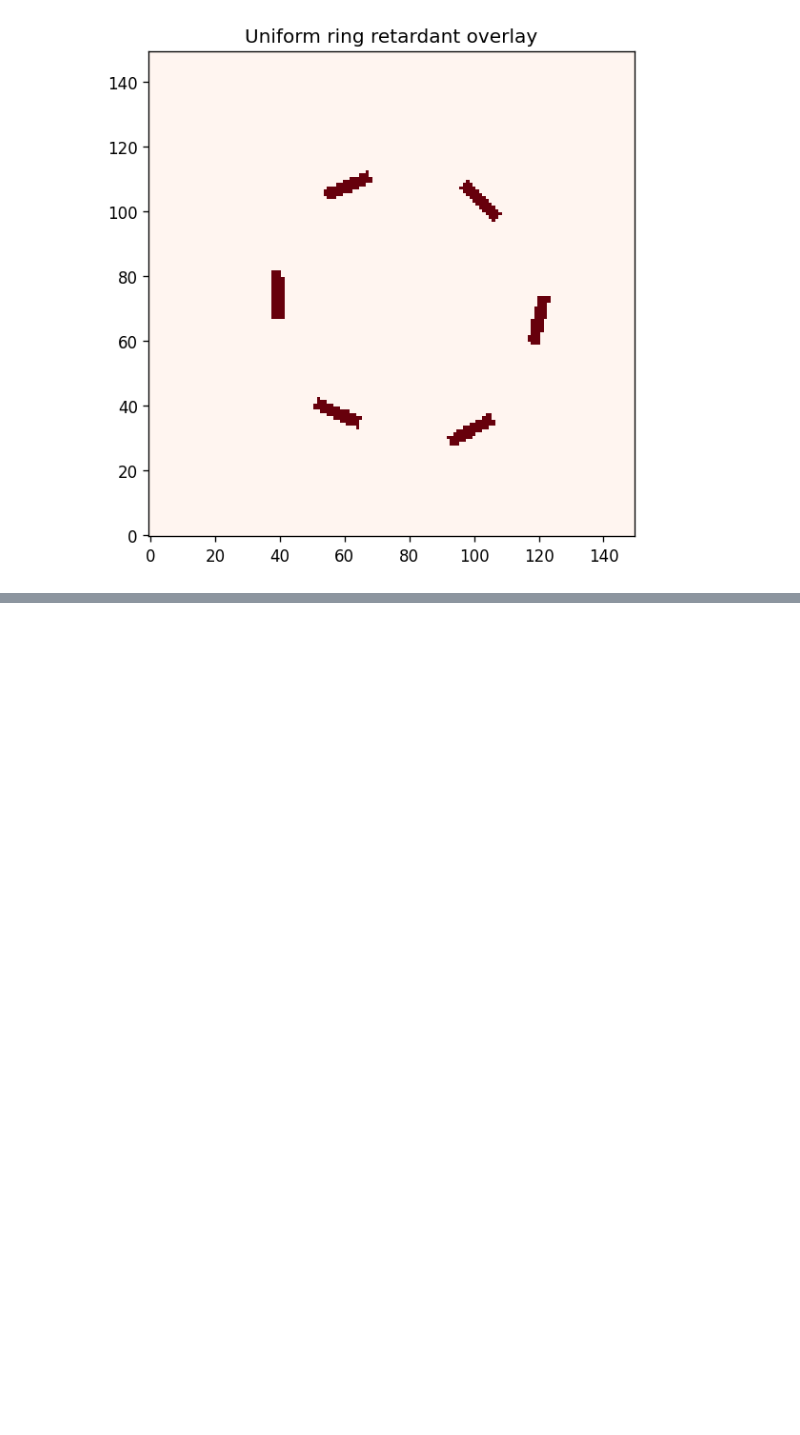
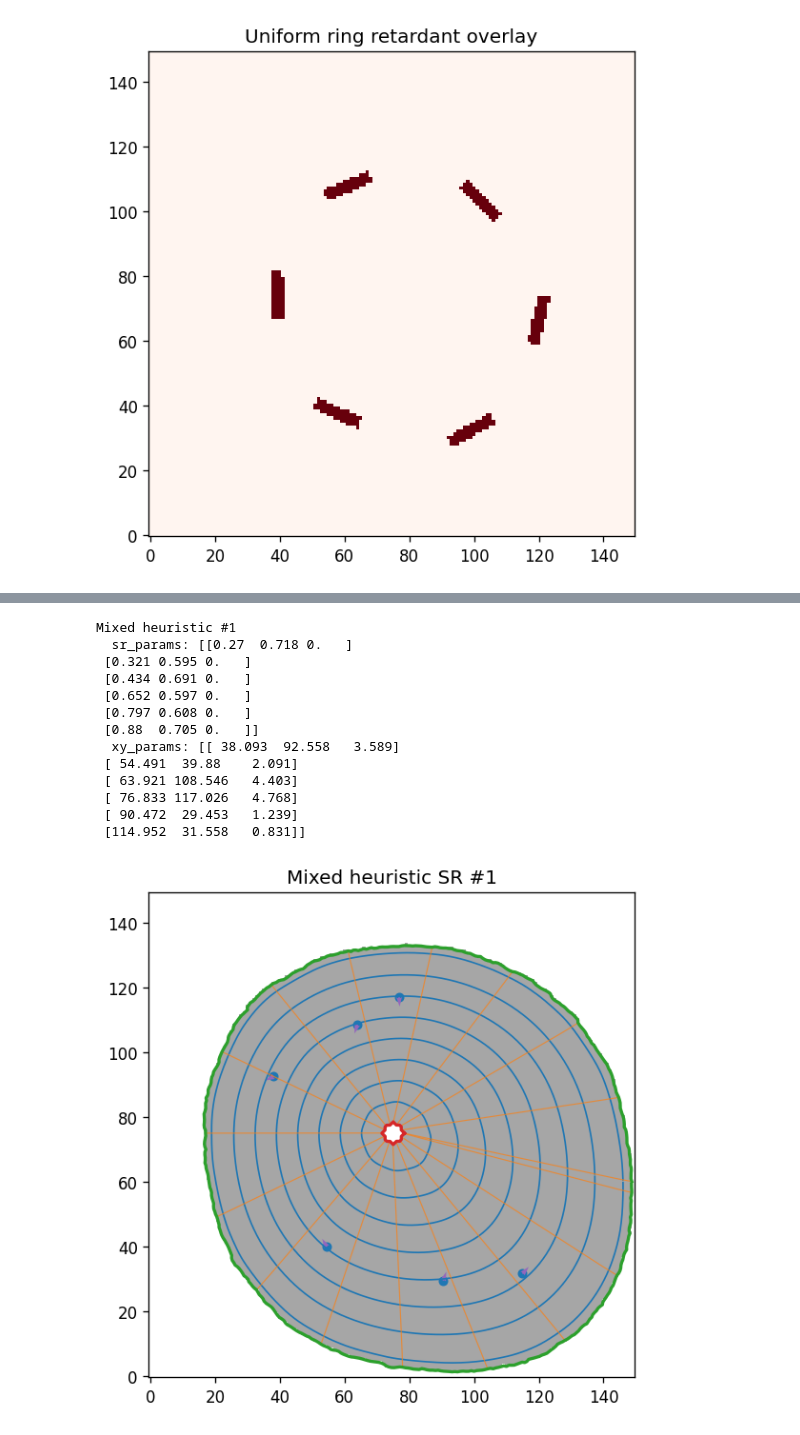
Before and after one commit to joshgreenwa/PyroFinsler, a Jupyter notebook: end_to_end_polar_BO_small.ipynb, the cells around one changed output, grey strips where cells are left out. Drawn from its saved outputs; the diff is of its cells as text; code cells hidden in the pictures; blank space fills up the shorter version.

Commit message:
Implemented heuristic testing

```diff
--- a/end_to_end_polar_BO_small.ipynb
+++ b/end_to_end_polar_BO_small.ipynb
@@ -619,0 +678,76 @@ SyntaxError: unterminated string literal (detected at line 21) (2685206481.py, l
+# %%
+# Mixed heuristic sampling (value-blocking + uniform ring + downwind line).
+
+heuristic_mix_kwargs = {
+    "heuristic_value_prob": 0.5,
+    "heuristic_uniform_ring_prob": 0.25,
+    "heuristic_downwind_prob": 0.25,
+    "heuristic_mix_prob": 0.2,
+    "heuristic_mix_ratio": 0.5,
+    "value_r_offset": -0.08,
+    "value_jitter_s": 0.01,
+    "value_jitter_delta_rad": float(np.deg2rad(6.0)),
+    "uniform_ring_r_min": 0.6,
+    "uniform_ring_r_max": 0.6,
+    "uniform_ring_phase": None,
+    "uniform_ring_jitter_s": 0.02,
+    "uniform_ring_jitter_r": 0.01,
+    "downwind_line_r_value": 0.7,
+    "downwind_line_wind_bias": 2.0,
+    "downwind_line_spacing_scale": 0.9,
+    "downwind_line_center_jitter_cells": 2.0,
+    "downwind_line_jitter_r": 0.01,
+}
+
+init_mix_kwargs = {
+    "init_heuristic_value_prob": heuristic_mix_kwargs["heuristic_value_prob"],
+    "init_heuristic_uniform_ring_prob": heuristic_mix_kwargs["heuristic_uniform_ring_prob"],
+    "init_heuristic_downwind_prob": heuristic_mix_kwargs["heuristic_downwind_prob"],
+    "init_heuristic_mix_prob": heuristic_mix_kwargs["heuristic_mix_prob"],
+    "init_heuristic_mix_ratio": heuristic_mix_kwargs["heuristic_mix_ratio"],
+    "init_value_r_offset": heuristic_mix_kwargs["value_r_offset"],
+    "init_value_jitter_s": heuristic_mix_kwargs["value_jitter_s"],
+    "init_value_jitter_delta_rad": heuristic_mix_kwargs["value_jitter_delta_rad"],
+    "init_uniform_ring_r_min": heuristic_mix_kwargs["uniform_ring_r_min"],
+    "init_uniform_ring_r_max": heuristic_mix_kwargs["uniform_ring_r_max"],
+    "init_uniform_ring_phase": heuristic_mix_kwargs["uniform_ring_phase"],
+    "init_uniform_ring_jitter_s": heuristic_mix_kwargs["uniform_ring_jitter_s"],
+    "init_uniform_ring_jitter_r": heuristic_mix_kwargs["uniform_ring_jitter_r"],
+    "init_downwind_line_r_value": heuristic_mix_kwargs["downwind_line_r_value"],
+    "init_downwind_line_wind_bias": heuristic_mix_kwargs["downwind_line_wind_bias"],
+    "init_downwind_line_spacing_scale": heuristic_mix_kwargs["downwind_line_spacing_scale"],
+    "init_downwind_line_center_jitter_cells": heuristic_mix_kwargs["downwind_line_center_jitter_cells"],
+    "init_downwind_line_jitter_r": heuristic_mix_kwargs["downwind_line_jitter_r"],
+}
+
+mix_thetas = bo.sample_initial_thetas(
+    n_init=3,
+    strategy="heuristic",
+    heuristic_random_frac=0.0,
+    heuristic_kwargs={"value_offset": value_background, "value_power": 2.0},
+    **heuristic_mix_kwargs,
+)
+
+for k, theta in enumerate(np.atleast_2d(mix_thetas), start=1):
+    sr_params = bo.decode_theta_sr(theta)
+    xy_params = bo.decode_theta(theta)
+    print("\n" + f"Mixed heuristic #{k}")
+    print("  sr_params:", sr_params)
+    print("  xy_params:", xy_params)
+    plot_sr_points(bo, sr_params, f"Mixed heuristic SR #{k}")
+    plot_drop_overlay(bo.search_domain_mask, xy_params, f"Mixed heuristic XY #{k}")
+# %% [output]
+Mixed heuristic #1
+  sr_params: [[0.27  0.718 0.   ]
+ [0.321 0.595 0.   ]
+ [0.434 0.691 0.   ]
+ [0.652 0.597 0.   ]
+ [0.797 0.608 0.   ]
+ [0.88  0.705 0.   ]]
+  xy_params: [[ 38.093  92.558   3.589]
+ [ 54.491  39.88    2.091]
+ [ 63.921 108.546   4.403]
+ [ 76.833 117.026   4.768]
+ [ 90.472  29.453   1.239]
+ [114.952  31.558   0.831]]
+[figure, added]
```
Also changed, not shown: parts of 7 cells of this notebook, 2 other files.
